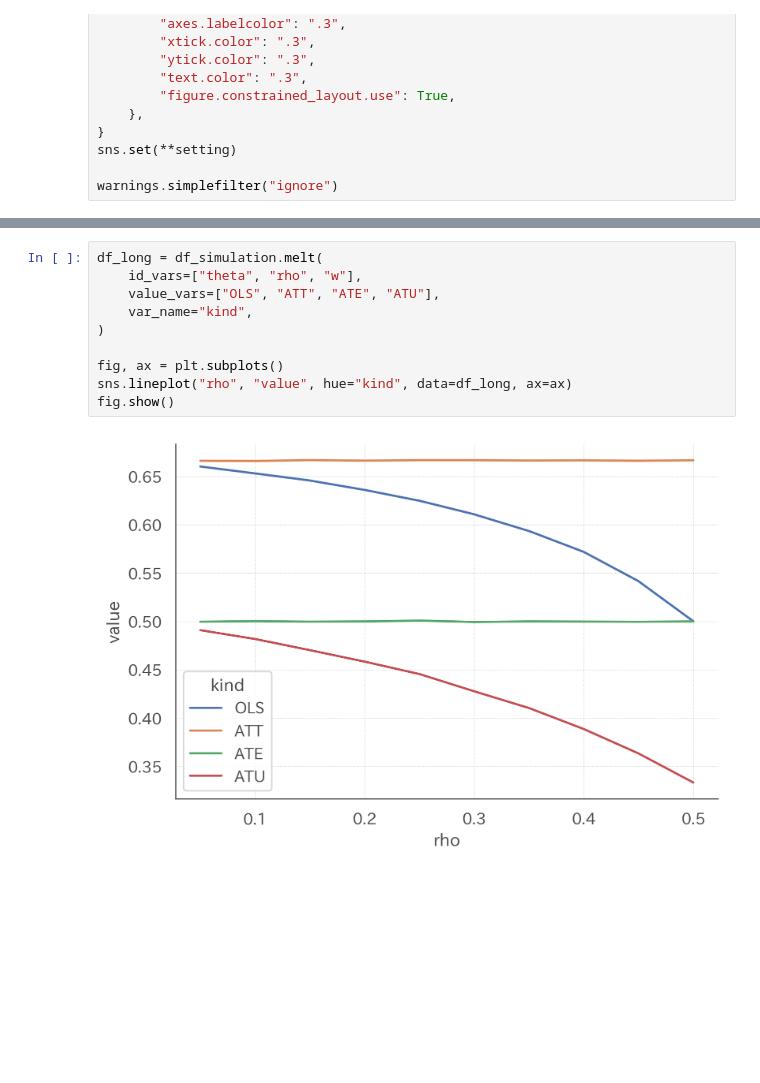
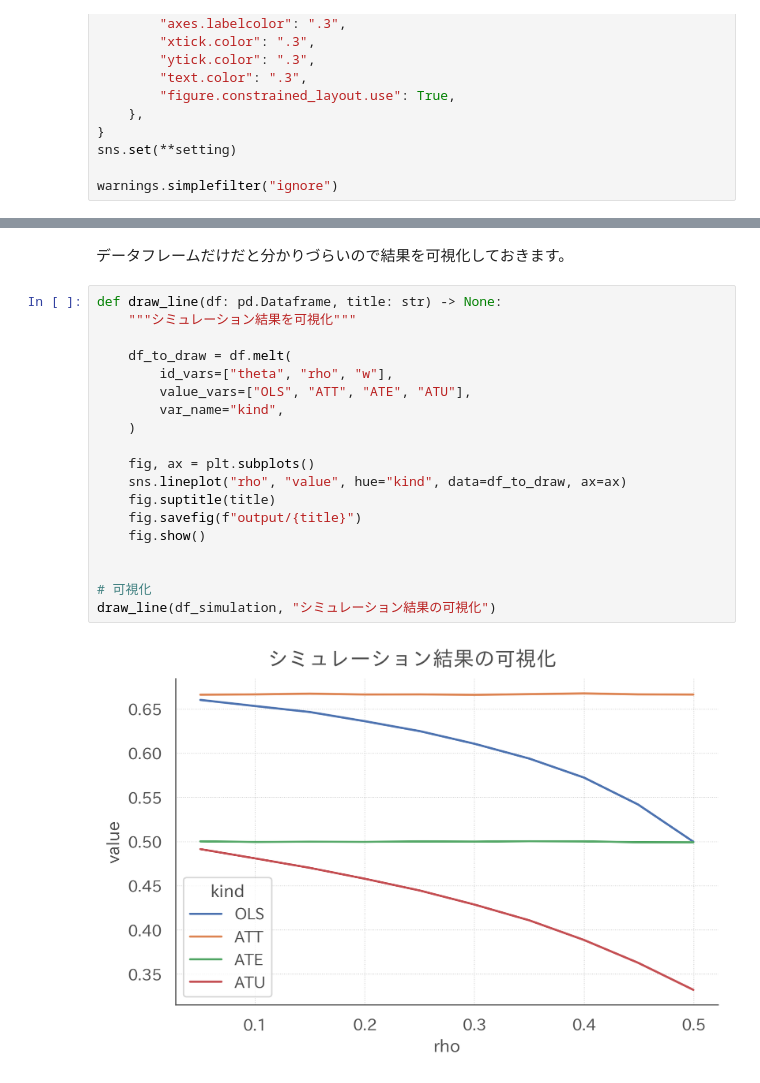
Before and after one commit to dropout009/ols_interpret, a Jupyter notebook: main.ipynb, the cells around one changed output, grey strips where cells are left out. Cells and saved outputs as stored; diff of their text form; blank space fills up the shorter version.

```diff
--- a/main.ipynb
+++ b/main.ipynb
@@ -211,12 +244,23 @@ df_simulation
+# %% [markdown]
+データフレームだけだと分かりづらいので結果を可視化しておきます。
 # %%
-df_long = df_simulation.melt(
-    id_vars=["theta", "rho", "w"],
-    value_vars=["OLS", "ATT", "ATE", "ATU"],
-    var_name="kind",
-)
+def draw_line(df: pd.Dataframe, title: str) -> None:
+    """シミュレーション結果を可視化"""
 
-fig, ax = plt.subplots()
-sns.lineplot("rho", "value", hue="kind", data=df_long, ax=ax)
-fig.show()
+    df_to_draw = df.melt(
+        id_vars=["theta", "rho", "w"],
+        value_vars=["OLS", "ATT", "ATE", "ATU"],
+        var_name="kind",
+    )
+
+    fig, ax = plt.subplots()
+    sns.lineplot("rho", "value", hue="kind", data=df_to_draw, ax=ax)
+    fig.suptitle(title)
+    fig.savefig(f"output/{title}")
+    fig.show()
+
+
+# 可視化
+draw_line(df_simulation, "シミュレーション結果の可視化")
 # %% [output]
-[figure, old version]
+[figure, new version]
```
Also changed, not shown: parts of 11 cells of this notebook.
